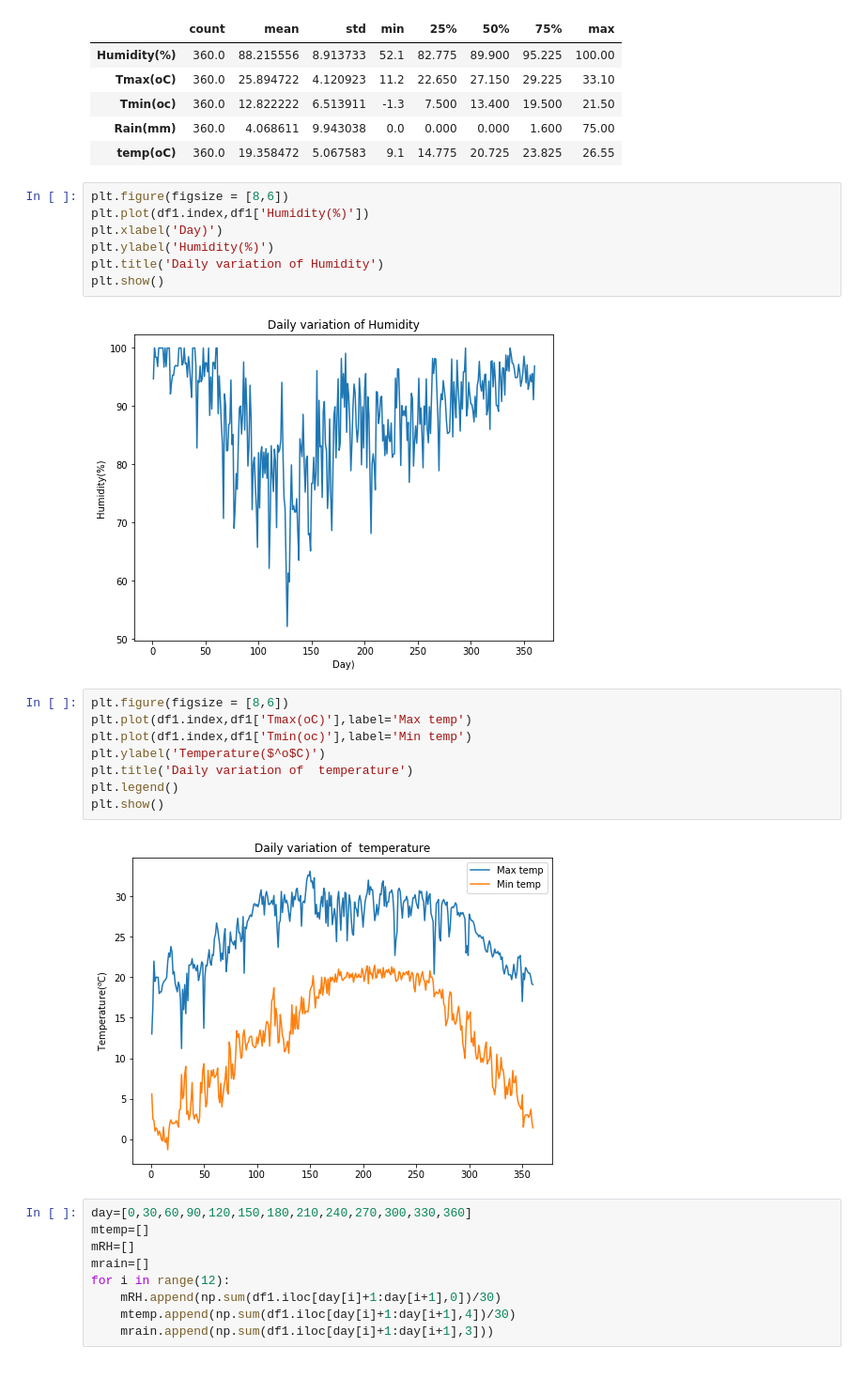
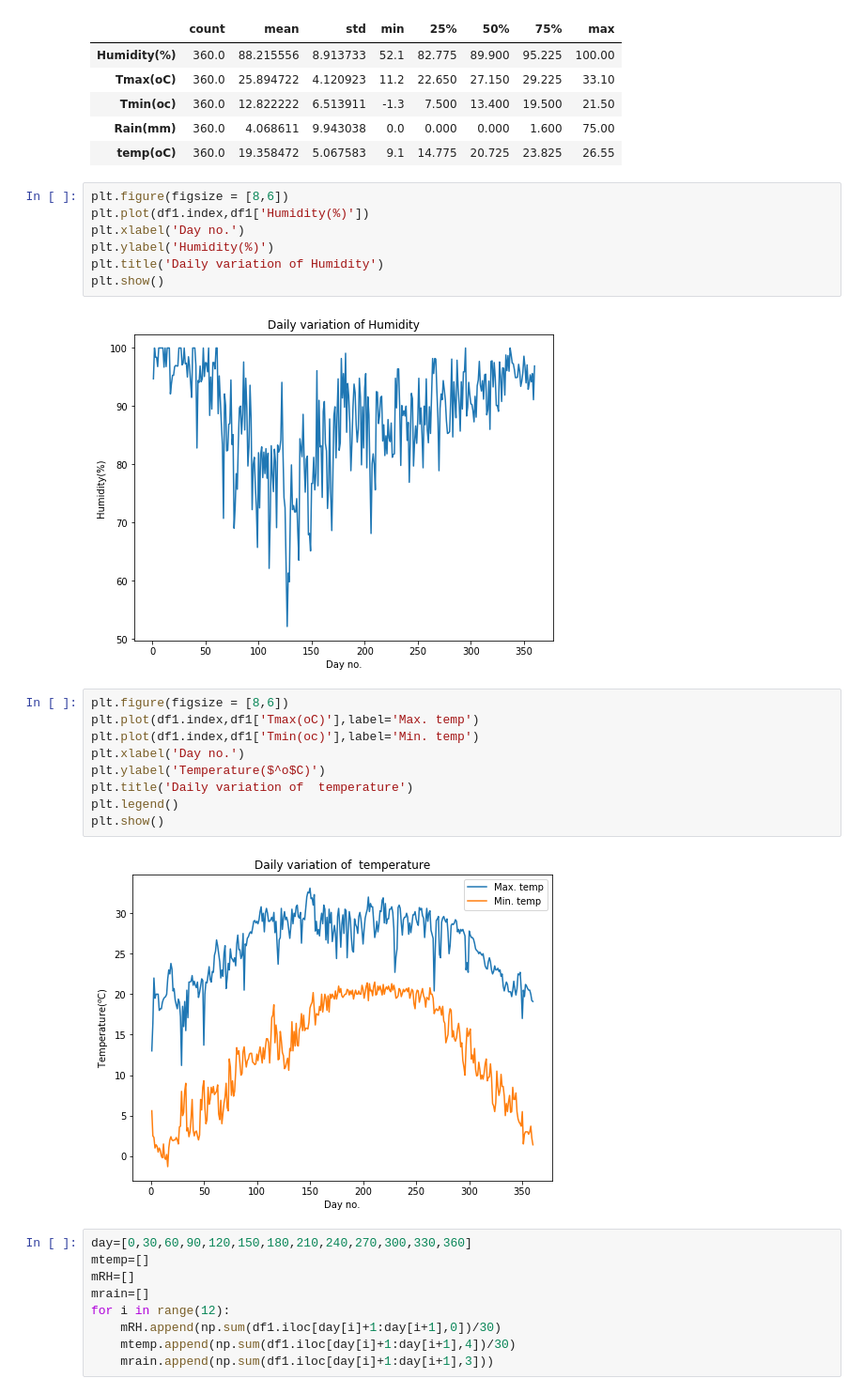
Before and after one commit to pmstha/NPS, a Jupyter notebook: PMS_data.ipynb, the cells around one changed output. Shown: that part at 94% size. Drawn from its saved outputs; the diff is of its cells as text.

```diff
--- a/PMS_data.ipynb
+++ b/PMS_data.ipynb
@@ -71,22 +71,23 @@ df1.describe().T
 # %%
 plt.figure(figsize = [8,6])
 plt.plot(df1.index,df1['Humidity(%)'])
-plt.xlabel('Day)')
+plt.xlabel('Day no.')
 plt.ylabel('Humidity(%)')
 plt.title('Daily variation of Humidity')
 plt.show()
 # %% [output]
-[figure, old version]
+[figure, new version]
 # %%
 plt.figure(figsize = [8,6])
-plt.plot(df1.index,df1['Tmax(oC)'],label='Max temp')
-plt.plot(df1.index,df1['Tmin(oc)'],label='Min temp')
+plt.plot(df1.index,df1['Tmax(oC)'],label='Max. temp')
+plt.plot(df1.index,df1['Tmin(oc)'],label='Min. temp')
+plt.xlabel('Day no.')
 plt.ylabel('Temperature($^o$C)')
 plt.title('Daily variation of  temperature')
 plt.legend()
 plt.show()
 # %% [output]
-[figure, old version]
+[figure, new version]
 # %%
 day=[0,30,60,90,120,150,180,210,240,270,300,330,360]
 mtemp=[]
```
Also changed, not shown: parts of 2 cells of this notebook.
